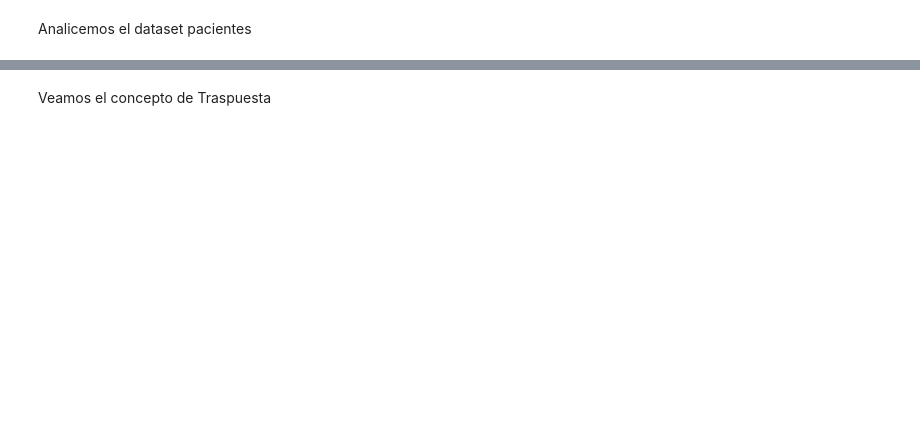
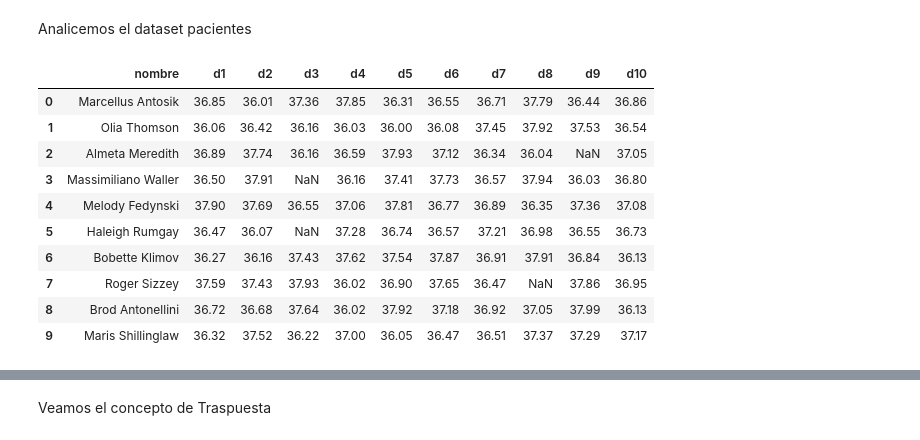
Before and after one commit to VictoriaGoldaraz/TT-2C2025-Data-Analitycs-Notebooks, a Jupyter notebook: Victoria Clase_5/Clase_05_NB1.ipynb, the cells around one changed output, grey strips where cells are left out. Cells and saved outputs as stored; diff of their text form; code cells hidden in the pictures; blank space fills up the shorter version.

```diff
--- a/Victoria Clase_5/Clase_05_NB1.ipynb
+++ b/Victoria Clase_5/Clase_05_NB1.ipynb
@@ -223,3 +555,17 @@ df_pacientes.info()
+# %%
+df_pacientes.head(10)
+# %% [output]
+|  | nombre | d1 | d2 | d3 | d4 | d5 | d6 | d7 | d8 | d9 | d10 |
+| 0 | Marcellus Antosik | 36.85 | 36.01 | 37.36 | 37.85 | 36.31 | 36.55 | 36.71 | 37.79 | 36.44 | 36.86 |
+| 1 | Olia Thomson | 36.06 | 36.42 | 36.16 | 36.03 | 36.00 | 36.08 | 37.45 | 37.92 | 37.53 | 36.54 |
+| 2 | Almeta Meredith | 36.89 | 37.74 | 36.16 | 36.59 | 37.93 | 37.12 | 36.34 | 36.04 | NaN | 37.05 |
+| 3 | Massimiliano Waller | 36.50 | 37.91 | NaN | 36.16 | 37.41 | 37.73 | 36.57 | 37.94 | 36.03 | 36.80 |
+| 4 | Melody Fedynski | 37.90 | 37.69 | 36.55 | 37.06 | 37.81 | 36.77 | 36.89 | 36.35 | 37.36 | 37.08 |
+| 5 | Haleigh Rumgay | 36.47 | 36.07 | NaN | 37.28 | 36.74 | 36.57 | 37.21 | 36.98 | 36.55 | 36.73 |
+| 6 | Bobette Klimov | 36.27 | 36.16 | 37.43 | 37.62 | 37.54 | 37.87 | 36.91 | 37.91 | 36.84 | 36.13 |
+| 7 | Roger Sizzey | 37.59 | 37.43 | 37.93 | 36.02 | 36.90 | 37.65 | 36.47 | NaN | 37.86 | 36.95 |
+| 8 | Brod Antonellini | 36.72 | 36.68 | 37.64 | 36.02 | 37.92 | 37.18 | 36.92 | 37.05 | 37.99 | 36.13 |
+| 9 | Maris Shillinglaw | 36.32 | 37.52 | 36.22 | 37.00 | 36.05 | 36.47 | 36.51 | 37.37 | 37.29 | 37.17 |
 # %%
 # Completamos con la media de la columna
 df_pacientes_pp1 = df_pacientes.fillna(df_pacientes.mean(numeric_only=True))
```
Also changed, not shown: parts of 49 cells of this notebook.
